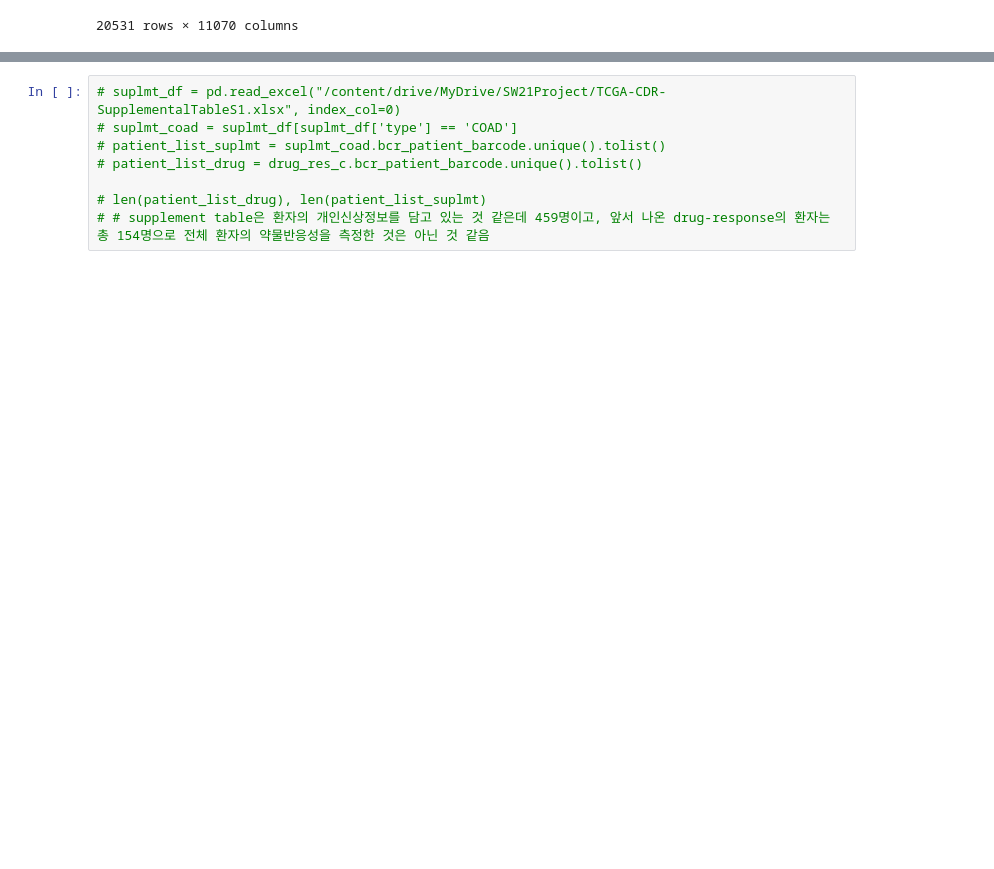
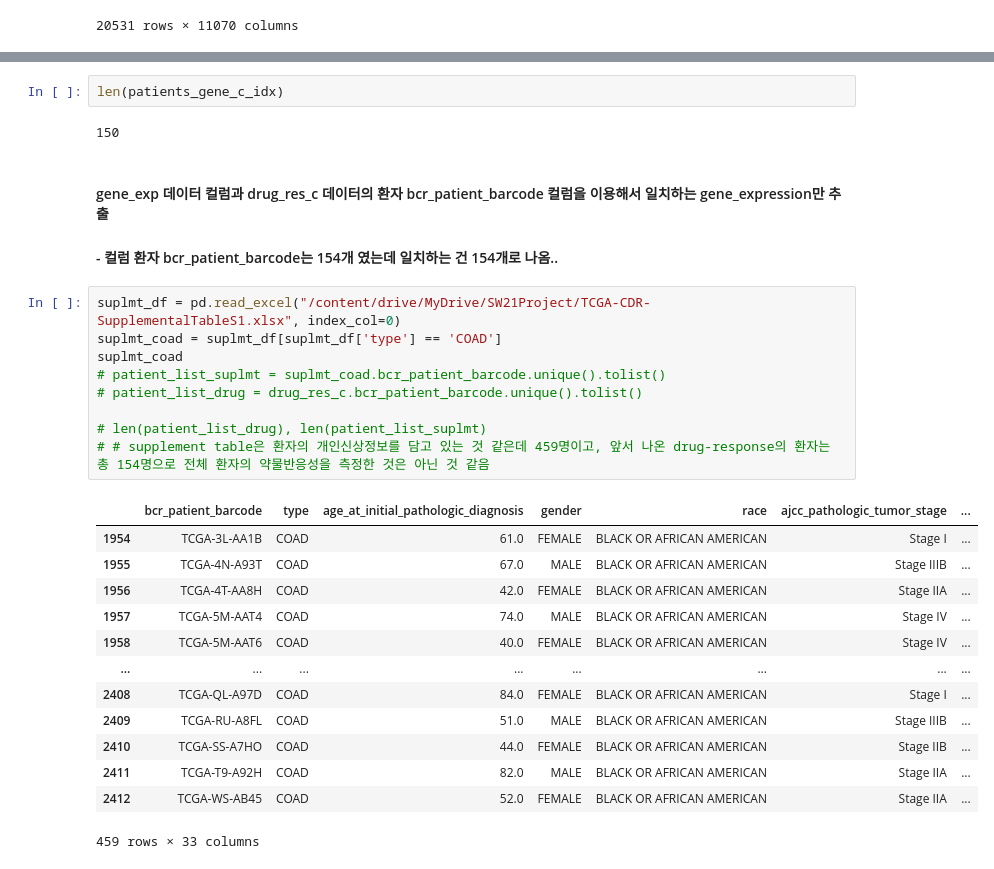
Before and after one commit to Dohyeon0224/SwUniv_CancerGene_Analysis, a Jupyter notebook: Colab_Notebook/TCGA_durg_res,_gene_exp_SUHO.ipynb, the cells around one changed output, grey strips where cells are left out. Saved outputs shown, nothing was run; the diff lists cells and outputs as text; blank space fills up the shorter version.

```diff
--- a/Colab_Notebook/TCGA_durg_res,_gene_exp_SUHO.ipynb
+++ b/Colab_Notebook/TCGA_durg_res,_gene_exp_SUHO.ipynb
@@ -369,8 +408,30 @@ gene_exp
+# %%
+len(patients_gene_c_idx)
+# %% [output]
+150
+# %% [markdown]
+#### gene_exp 데이터 컬럼과 drug_res_c 데이터의 환자 bcr_patient_barcode 컬럼을 이용해서 일치하는 gene_expression만 추출
+#### - 컬럼 환자 bcr_patient_barcode는 154개 였는데 일치하는 건 154개로 나옴..
 # %%
-# suplmt_df = pd.read_excel("/content/drive/MyDrive/SW21Project/TCGA-CDR-SupplementalTableS1.xlsx", index_col=0)
-# suplmt_coad = suplmt_df[suplmt_df['type'] == 'COAD']
+suplmt_df = pd.read_excel("/content/drive/MyDrive/SW21Project/TCGA-CDR-SupplementalTableS1.xlsx", index_col=0)
+suplmt_coad = suplmt_df[suplmt_df['type'] == 'COAD']
+suplmt_coad
 # patient_list_suplmt = suplmt_coad.bcr_patient_barcode.unique().tolist()
 # patient_list_drug = drug_res_c.bcr_patient_barcode.unique().tolist()
 
 # len(patient_list_drug), len(patient_list_suplmt)
 # # supplement table은 환자의 개인신상정보를 담고 있는 것 같은데 459명이고, 앞서 나온 drug-response의 환자는 총 154명으로 전체 환자의 약물반응성을 측정한 것은 아닌 것 같음
+# %% [output]
+|  | bcr_patient_barcode | type | age_at_initial_pathologic_diagnosis | gender | race | ajcc_pathologic_tumor_stage | ... |
+| 1954 | TCGA-3L-AA1B | COAD | 61.0 | FEMALE | BLACK OR AFRICAN AMERICAN | Stage I | ... |
+| 1955 | TCGA-4N-A93T | COAD | 67.0 | MALE | BLACK OR AFRICAN AMERICAN | Stage IIIB | ... |
+| 1956 | TCGA-4T-AA8H | COAD | 42.0 | FEMALE | BLACK OR AFRICAN AMERICAN | Stage IIA | ... |
+| 1957 | TCGA-5M-AAT4 | COAD | 74.0 | MALE | BLACK OR AFRICAN AMERICAN | Stage IV | ... |
+| 1958 | TCGA-5M-AAT6 | COAD | 40.0 | FEMALE | BLACK OR AFRICAN AMERICAN | Stage IV | ... |
+| ... | ... | ... | ... | ... | ... | ... | ... |
+| 2408 | TCGA-QL-A97D | COAD | 84.0 | FEMALE | BLACK OR AFRICAN AMERICAN | Stage I | ... |
+| 2409 | TCGA-RU-A8FL | COAD | 51.0 | MALE | BLACK OR AFRICAN AMERICAN | Stage IIIB | ... |
+| 2410 | TCGA-SS-A7HO | COAD | 44.0 | FEMALE | BLACK OR AFRICAN AMERICAN | Stage IIB | ... |
+| 2411 | TCGA-T9-A92H | COAD | 82.0 | MALE | BLACK OR AFRICAN AMERICAN | Stage IIA | ... |
+| 2412 | TCGA-WS-AB45 | COAD | 52.0 | FEMALE | BLACK OR AFRICAN AMERICAN | Stage IIA | ... |
+459 rows × 33 columns
```
Also changed, not shown: parts of 14 cells of this notebook.
